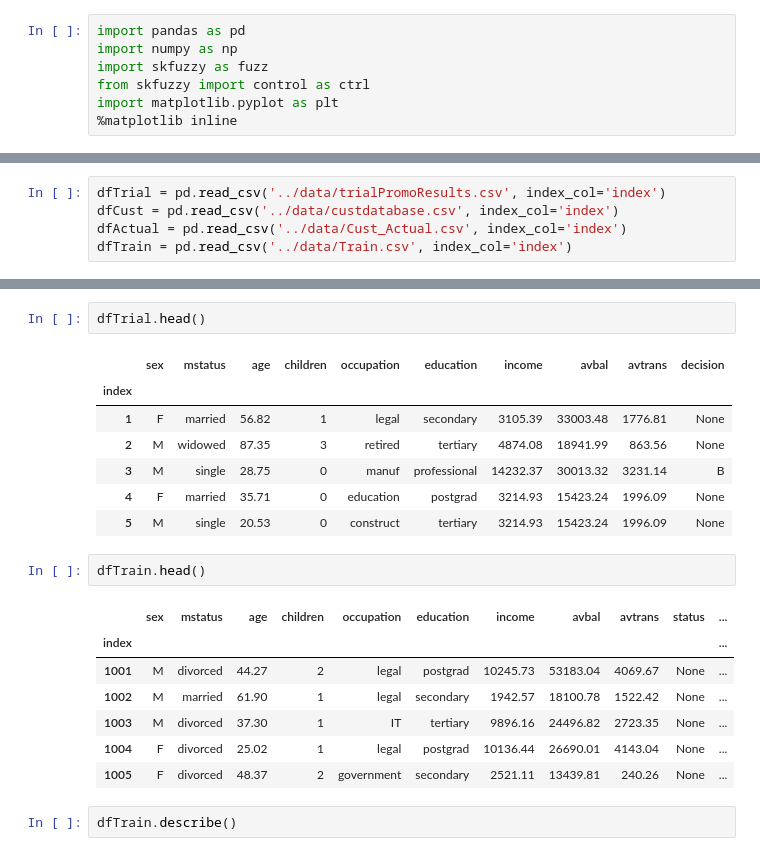
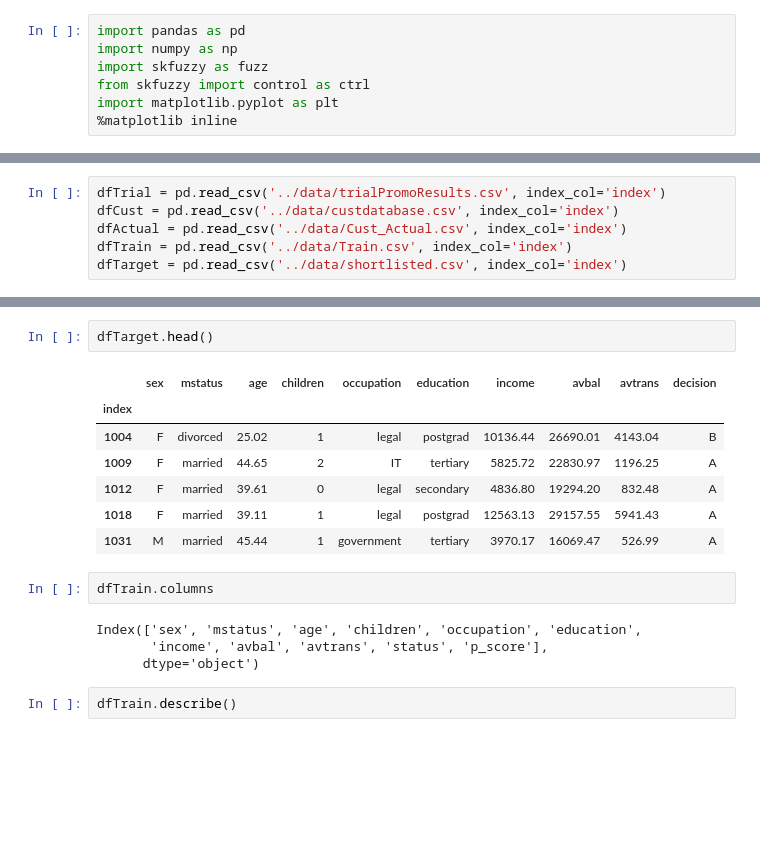
Before and after one commit to peterwtlee/MTech-KE-DISPBA, a Jupyter notebook: src/Fuzzy.ipynb, the cells around one changed output, grey strips where cells are left out. Saved outputs shown, nothing was run; the diff lists cells and outputs as text; blank space fills up the shorter version.

```diff
--- a/src/Fuzzy.ipynb
+++ b/src/Fuzzy.ipynb
@@ -10,3 +13,4 @@ dfTrial = pd.read_csv('../data/trialPromoResults.csv', index_col='index')
 dfCust = pd.read_csv('../data/custdatabase.csv', index_col='index')
 dfActual = pd.read_csv('../data/Cust_Actual.csv', index_col='index')
 dfTrain = pd.read_csv('../data/Train.csv', index_col='index')
+dfTarget = pd.read_csv('../data/shortlisted.csv', index_col='index')
@@ -25,23 +17,19 @@ dfTrial.describe()
 # %%
-dfTrial.head()
+dfTarget.head()
 # %% [output]
 |  | sex | mstatus | age | children | occupation | education | income | avbal | avtrans | decision |
 | index |  |  |  |  |  |  |  |  |  |  |
-| 1 | F | married | 56.82 | 1 | legal | secondary | 3105.39 | 33003.48 | 1776.81 | None |
-| 2 | M | widowed | 87.35 | 3 | retired | tertiary | 4874.08 | 18941.99 | 863.56 | None |
-| 3 | M | single | 28.75 | 0 | manuf | professional | 14232.37 | 30013.32 | 3231.14 | B |
-| 4 | F | married | 35.71 | 0 | education | postgrad | 3214.93 | 15423.24 | 1996.09 | None |
-| 5 | M | single | 20.53 | 0 | construct | tertiary | 3214.93 | 15423.24 | 1996.09 | None |
+| 1004 | F | divorced | 25.02 | 1 | legal | postgrad | 10136.44 | 26690.01 | 4143.04 | B |
+| 1009 | F | married | 44.65 | 2 | IT | tertiary | 5825.72 | 22830.97 | 1196.25 | A |
+| 1012 | F | married | 39.61 | 0 | legal | secondary | 4836.80 | 19294.20 | 832.48 | A |
+| 1018 | F | married | 39.11 | 1 | legal | postgrad | 12563.13 | 29157.55 | 5941.43 | A |
+| 1031 | M | married | 45.44 | 1 | government | tertiary | 3970.17 | 16069.47 | 526.99 | A |
 # %%
-dfTrain.head()
+dfTrain.columns
 # %% [output]
-|  | sex | mstatus | age | children | occupation | education | income | avbal | avtrans | status | ... |
-| index |  |  |  |  |  |  |  |  |  |  | ... |
-| 1001 | M | divorced | 44.27 | 2 | legal | postgrad | 10245.73 | 53183.04 | 4069.67 | None | ... |
-| 1002 | M | married | 61.90 | 1 | legal | secondary | 1942.57 | 18100.78 | 1522.42 | None | ... |
-| 1003 | M | divorced | 37.30 | 1 | IT | tertiary | 9896.16 | 24496.82 | 2723.35 | None | ... |
-| 1004 | F | divorced | 25.02 | 1 | legal | postgrad | 10136.44 | 26690.01 | 4143.04 | None | ... |
-| 1005 | F | divorced | 48.37 | 2 | government | secondary | 2521.11 | 13439.81 | 240.26 | None | ... |
+Index(['sex', 'mstatus', 'age', 'children', 'occupation', 'education',
+       'income', 'avbal', 'avtrans', 'status', 'p_score'],
+      dtype='object')
 # %%
 dfTrain.describe()
 # %% [output]
```
Also changed, not shown: parts of 44 cells of this notebook.
